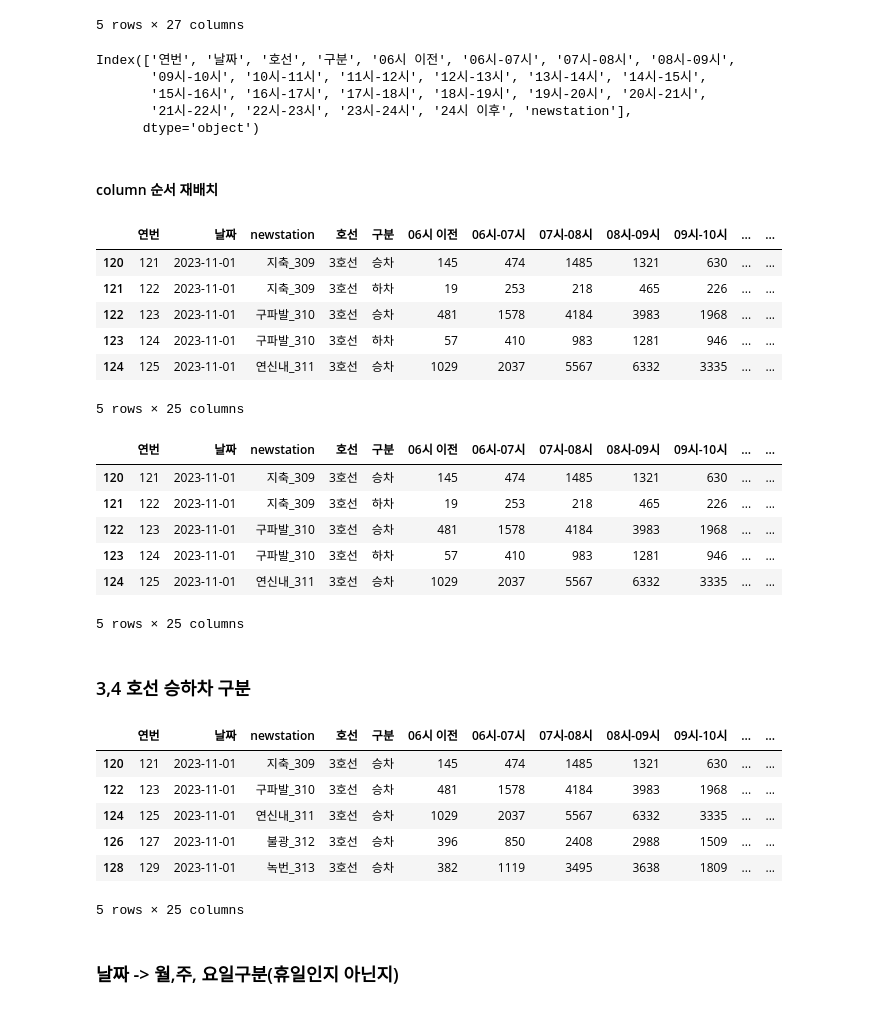
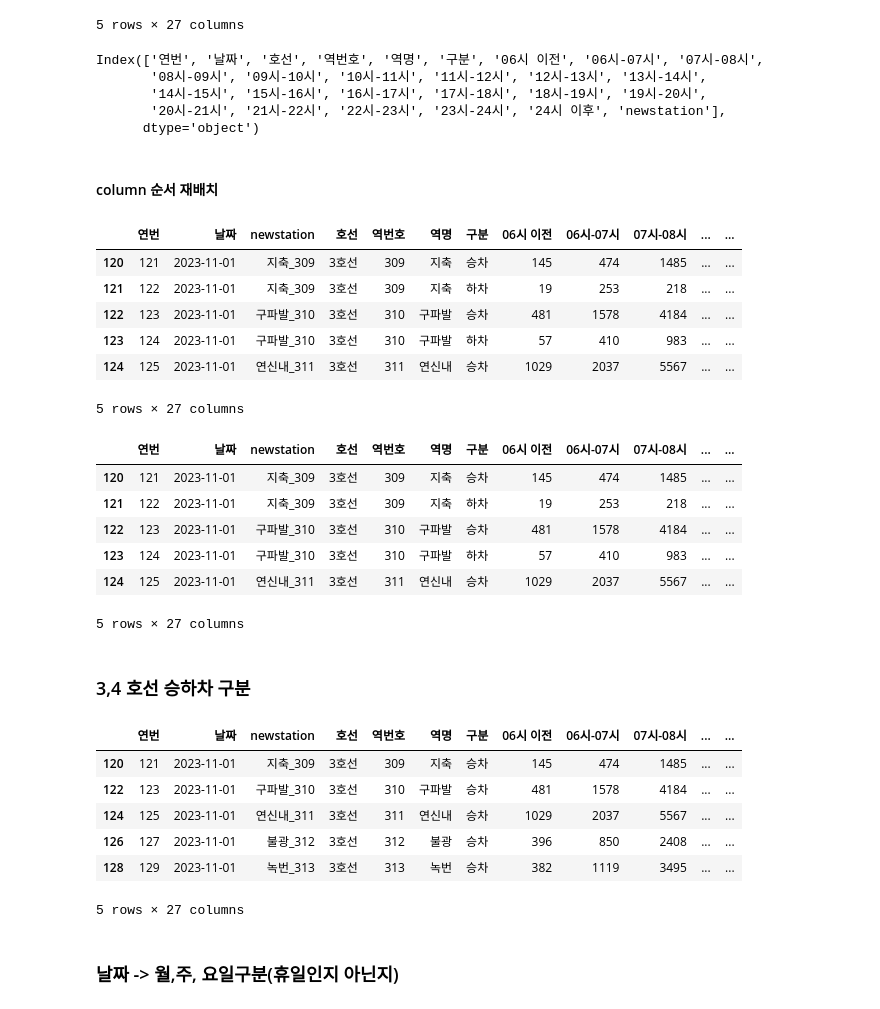
Before and after one commit to rhkddud0310/HaruSijack, a Jupyter notebook: DataAnalysis/2,4호선 정제.ipynb, the cells around one changed output. Drawn from its saved outputs; the diff is of its cells as text; code cells hidden in the pictures.

```diff
--- a/DataAnalysis/2,4호선 정제.ipynb
+++ b/DataAnalysis/2,4호선 정제.ipynb
@@ -327,49 +532,49 @@ line_4.head()
 5 rows × 27 columns
 # %%
 #필요 없어진 역명,역이름 컬럼삭제
-line_3 = line_3.drop(['역명', '역번호'], axis=1)
-line_4 = line_4.drop(['역명', '역번호'], axis=1)
+# line_3 = line_3.drop(['역명', '역번호'], axis=1)
+# line_4 = line_4.drop(['역명', '역번호'], axis=1)
 # %%
 line_3.head()
 line_3.columns
 # %% [output]
-Index(['연번', '날짜', '호선', '구분', '06시 이전', '06시-07시', '07시-08시', '08시-09시',
-       '09시-10시', '10시-11시', '11시-12시', '12시-13시', '13시-14시', '14시-15시',
-       '15시-16시', '16시-17시', '17시-18시', '18시-19시', '19시-20시', '20시-21시',
-       '21시-22시', '22시-23시', '23시-24시', '24시 이후', 'newstation'],
+Index(['연번', '날짜', '호선', '역번호', '역명', '구분', '06시 이전', '06시-07시', '07시-08시',
+       '08시-09시', '09시-10시', '10시-11시', '11시-12시', '12시-13시', '13시-14시',
+       '14시-15시', '15시-16시', '16시-17시', '17시-18시', '18시-19시', '19시-20시',
+       '20시-21시', '21시-22시', '22시-23시', '23시-24시', '24시 이후', 'newstation'],
       dtype='object')
 # %% [markdown]
 #### column 순서 재배치
 # %%
 # 현재 열 이름 리스트 가져오기
 columns = line_3.columns.tolist()
 
 # 20번째 열 이름
-col_to_move = columns[24]
+col_to_move = columns[26]
 
 # 20번째 열을 제외한 나머지 열 이름
 remaining_cols = [c for c in columns if c != col_to_move]
 
 # 새로운 열 순서 지정
 new_column_order = remaining_cols[:2] + [col_to_move] + remaining_cols[2:]
 
 # 열 순서 변경
 line_3 = line_3.reindex(columns=new_column_order)
 line_3.head()
 # %% [output]
-|  | 연번 | 날짜 | newstation | 호선 | 구분 | 06시 이전 | 06시-07시 | 07시-08시 | 08시-09시 | 09시-10시 | ... | ... |
-| 120 | 121 | 2023-11-01 | 지축_309 | 3호선 | 승차 | 145 | 474 | 1485 | 1321 | 630 | ... | ... |
-| 121 | 122 | 2023-11-01 | 지축_309 | 3호선 | 하차 | 19 | 253 | 218 | 465 | 226 | ... | ... |
-| 122 | 123 | 2023-11-01 | 구파발_310 | 3호선 | 승차 | 481 | 1578 | 4184 | 3983 | 1968 | ... | ... |
-| 123 | 124 | 2023-11-01 | 구파발_310 | 3호선 | 하차 | 57 | 410 | 983 | 1281 | 946 | ... | ... |
-| 124 | 125 | 2023-11-01 | 연신내_311 | 3호선 | 승차 | 1029 | 2037 | 5567 | 6332 | 3335 | ... | ... |
+|  | 연번 | 날짜 | newstation | 호선 | 역번호 | 역명 | 구분 | 06시 이전 | 06시-07시 | 07시-08시 | ... | ... |
+| 120 | 121 | 2023-11-01 | 지축_309 | 3호선 | 309 | 지축 | 승차 | 145 | 474 | 1485 | ... | ... |
+| 121 | 122 | 2023-11-01 | 지축_309 | 3호선 | 309 | 지축 | 하차 | 19 | 253 | 218 | ... | ... |
+| 122 | 123 | 2023-11-01 | 구파발_310 | 3호선 | 310 | 구파발 | 승차 | 481 | 1578 | 4184 | ... | ... |
+| 123 | 124 | 2023-11-01 | 구파발_310 | 3호선 | 310 | 구파발 | 하차 | 57 | 410 | 983 | ... | ... |
+| 124 | 125 | 2023-11-01 | 연신내_311 | 3호선 | 311 | 연신내 | 승차 | 1029 | 2037 | 5567 | ... | ... |
-5 rows × 25 columns
+5 rows × 27 columns
 # %%
 # 현재 열 이름 리스트 가져오기
 columns = line_4.columns.tolist()
 
 # 20번째 열 이름
-col_to_move = columns[24]
+col_to_move = columns[26]
 
 # 20번째 열을 제외한 나머지 열 이름
 remaining_cols = [c for c in columns if c != col_to_move]
@@ -381,13 +586,13 @@ new_column_order = remaining_cols[:2] + [col_to_move] + remaining_cols[2:]
 line_4 = line_3.reindex(columns=new_column_order)
 line_4.head()
 # %% [output]
-|  | 연번 | 날짜 | newstation | 호선 | 구분 | 06시 이전 | 06시-07시 | 07시-08시 | 08시-09시 | 09시-10시 | ... | ... |
-| 120 | 121 | 2023-11-01 | 지축_309 | 3호선 | 승차 | 145 | 474 | 1485 | 1321 | 630 | ... | ... |
-| 121 | 122 | 2023-11-01 | 지축_309 | 3호선 | 하차 | 19 | 253 | 218 | 465 | 226 | ... | ... |
-| 122 | 123 | 2023-11-01 | 구파발_310 | 3호선 | 승차 | 481 | 1578 | 4184 | 3983 | 1968 | ... | ... |
-| 123 | 124 | 2023-11-01 | 구파발_310 | 3호선 | 하차 | 57 | 410 | 983 | 1281 | 946 | ... | ... |
-| 124 | 125 | 2023-11-01 | 연신내_311 | 3호선 | 승차 | 1029 | 2037 | 5567 | 6332 | 3335 | ... | ... |
+|  | 연번 | 날짜 | newstation | 호선 | 역번호 | 역명 | 구분 | 06시 이전 | 06시-07시 | 07시-08시 | ... | ... |
+| 120 | 121 | 2023-11-01 | 지축_309 | 3호선 | 309 | 지축 | 승차 | 145 | 474 | 1485 | ... | ... |
+| 121 | 122 | 2023-11-01 | 지축_309 | 3호선 | 309 | 지축 | 하차 | 19 | 253 | 218 | ... | ... |
+| 122 | 123 | 2023-11-01 | 구파발_310 | 3호선 | 310 | 구파발 | 승차 | 481 | 1578 | 4184 | ... | ... |
+| 123 | 124 | 2023-11-01 | 구파발_310 | 3호선 | 310 | 구파발 | 하차 | 57 | 410 | 983 | ... | ... |
+| 124 | 125 | 2023-11-01 | 연신내_311 | 3호선 | 311 | 연신내 | 승차 | 1029 | 2037 | 5567 | ... | ... |
-5 rows × 25 columns
+5 rows × 27 columns
 # %% [markdown]
 ### 3,4 호선 승하차 구분
 # %%
@@ -402,13 +607,13 @@ line_3_off=line_3.iloc[1::2, :]
 # %%
 line_3_on.head()
 # %% [output]
-|  | 연번 | 날짜 | newstation | 호선 | 구분 | 06시 이전 | 06시-07시 | 07시-08시 | 08시-09시 | 09시-10시 | ... | ... |
-| 120 | 121 | 2023-11-01 | 지축_309 | 3호선 | 승차 | 145 | 474 | 1485 | 1321 | 630 | ... | ... |
-| 122 | 123 | 2023-11-01 | 구파발_310 | 3호선 | 승차 | 481 | 1578 | 4184 | 3983 | 1968 | ... | ... |
-| 124 | 125 | 2023-11-01 | 연신내_311 | 3호선 | 승차 | 1029 | 2037 | 5567 | 6332 | 3335 | ... | ... |
-| 126 | 127 | 2023-11-01 | 불광_312 | 3호선 | 승차 | 396 | 850 | 2408 | 2988 | 1509 | ... | ... |
-| 128 | 129 | 2023-11-01 | 녹번_313 | 3호선 | 승차 | 382 | 1119 | 3495 | 3638 | 1809 | ... | ... |
+|  | 연번 | 날짜 | newstation | 호선 | 역번호 | 역명 | 구분 | 06시 이전 | 06시-07시 | 07시-08시 | ... | ... |
+| 120 | 121 | 2023-11-01 | 지축_309 | 3호선 | 309 | 지축 | 승차 | 145 | 474 | 1485 | ... | ... |
+| 122 | 123 | 2023-11-01 | 구파발_310 | 3호선 | 310 | 구파발 | 승차 | 481 | 1578 | 4184 | ... | ... |
+| 124 | 125 | 2023-11-01 | 연신내_311 | 3호선 | 311 | 연신내 | 승차 | 1029 | 2037 | 5567 | ... | ... |
+| 126 | 127 | 2023-11-01 | 불광_312 | 3호선 | 312 | 불광 | 승차 | 396 | 850 | 2408 | ... | ... |
+| 128 | 129 | 2023-11-01 | 녹번_313 | 3호선 | 313 | 녹번 | 승차 | 382 | 1119 | 3495 | ... | ... |
-5 rows × 25 columns
+5 rows × 27 columns
 # %% [markdown]
 ### 날짜 -> 월,주, 요일구분(휴일인지 아닌지)
 # %%
```
Also changed, not shown: parts of 30 cells of this notebook.
